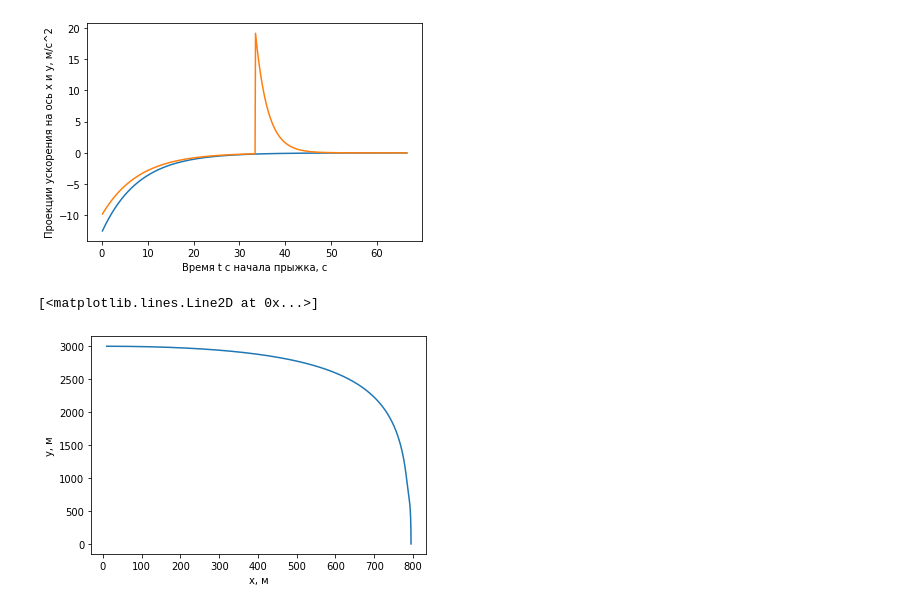
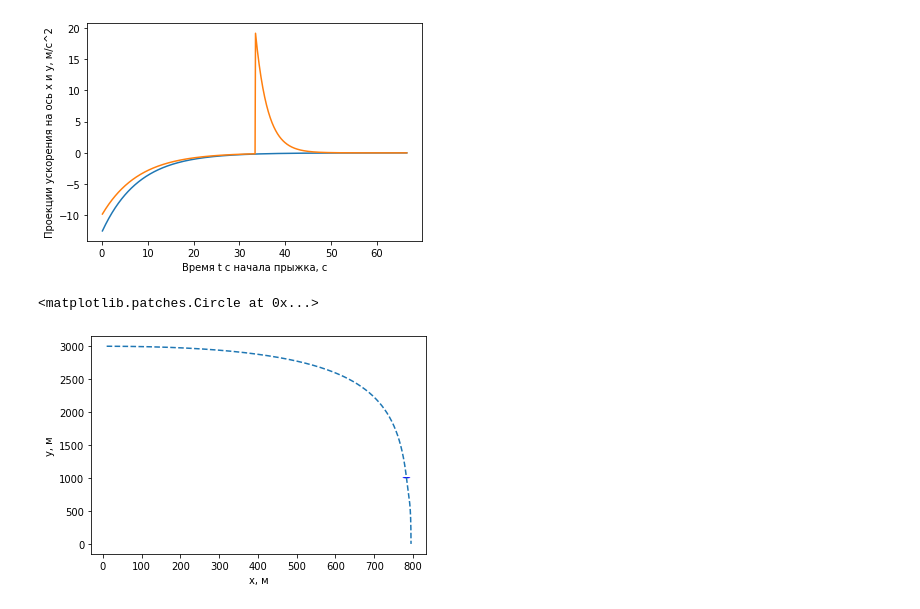
Before and after one commit to ZISRF/Modeling, a Jupyter notebook: skydiver/skydiver.ipynb, the cells around one changed output. Saved outputs shown, nothing was run; the diff lists cells and outputs as text; code cells hidden in the pictures.

```diff
--- a/skydiver/skydiver.ipynb
+++ b/skydiver/skydiver.ipynb
@@ -92,9 +104,24 @@ plt.plot(T, Ay)
 # %%
 import matplotlib.pyplot as plt
 
-plt.xlabel("x, м")
-plt.ylabel("y, м")
-plt.plot(X, Y)
+plt.xlabel("t, s")
+plt.ylabel("Ay, m/s^2")
+plt.plot(T, Ay)
-# %% [output]
-[<matplotlib.lines.Line2D at 0x...>]
-[figure, removed]
+# %%
+import matplotlib.pyplot as plt
+from matplotlib.patches import *
+from matplotlib.animation import FuncAnimation
+
+
+fig , ax = plt.subplots(1, 1)
+# ax.set_xlim(0, 1000)
+# ax.set_ylim(0, 5000)
+ax.set_xlabel("x, м")
+ax.set_ylabel("y, м")
+ax.plot(X, Y, '--')
+
+c = Circle((X[len(X) // 2], Y[len(Y) // 2]), 10, facecolor='b')
+ax.add_patch(c)
+# %% [output]
+<matplotlib.patches.Circle at 0x...>
+[figure, added]
```
Also changed, not shown: parts of 5 cells of this notebook.
